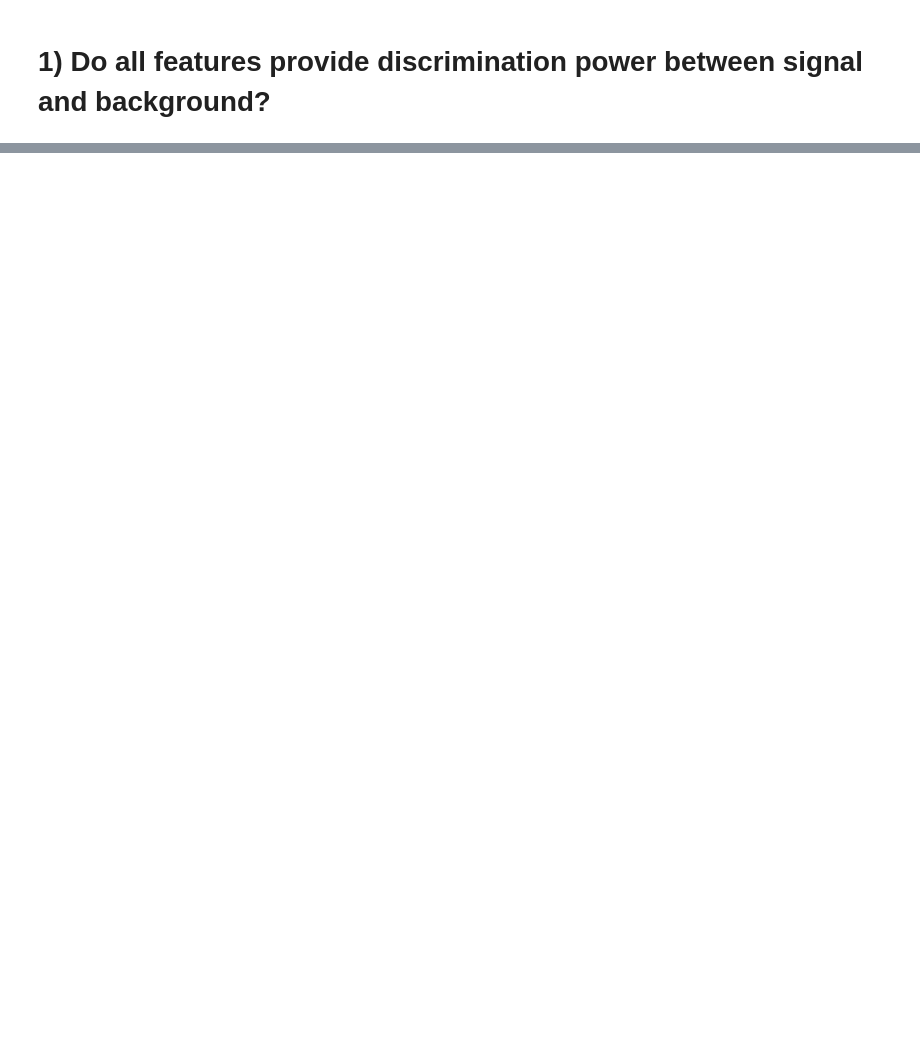
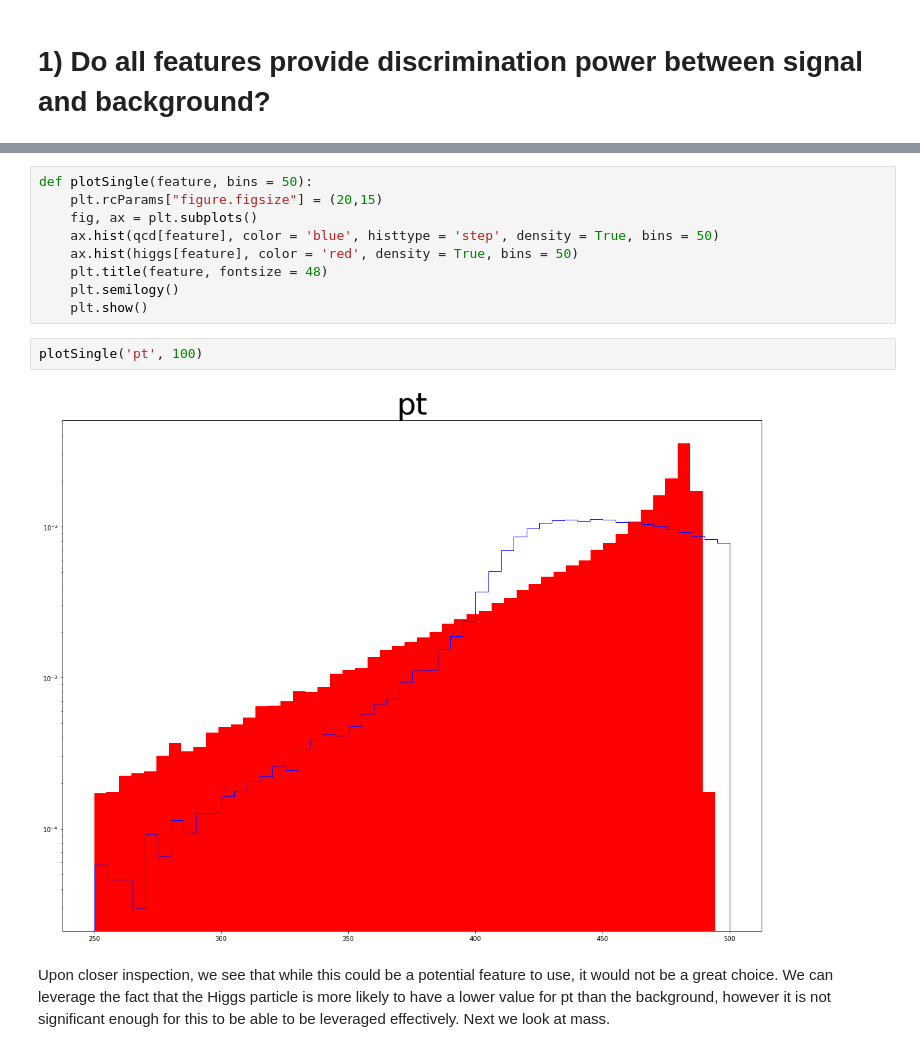
Before and after one commit to WyattOtsuka/PHYS434, a Jupyter notebook: lab5.ipynb, the cells around one changed output, grey strips where cells are left out. Saved outputs shown, nothing was run; the diff lists cells and outputs as text; blank space fills up the shorter version.

```diff
--- a/lab5.ipynb
+++ b/lab5.ipynb
@@ -27,0 +30,15 @@ ax[4,2].axis('off')
+# %%
+def plotSingle(feature, bins = 50):
+    plt.rcParams["figure.figsize"] = (20,15)
+    fig, ax = plt.subplots()
+    ax.hist(qcd[feature], color = 'blue', histtype = 'step', density = True, bins = 50)
+    ax.hist(higgs[feature], color = 'red', density = True, bins = 50)
+    plt.title(feature, fontsize = 48)
+    plt.semilogy()
+    plt.show()
+# %%
+plotSingle('pt', 100)
+# %% [output]
+[figure, added]
+# %% [markdown]
+Upon closer inspection, we see that while this could be a potential feature to use, it would not be a great choice. We can leverage the fact that the Higgs particle is more likely to have a lower value for pt than the background, however it is not significant enough for this to be able to be leveraged effectively. Next we look at mass.
```
Also changed, not shown: parts of 3 cells of this notebook.
